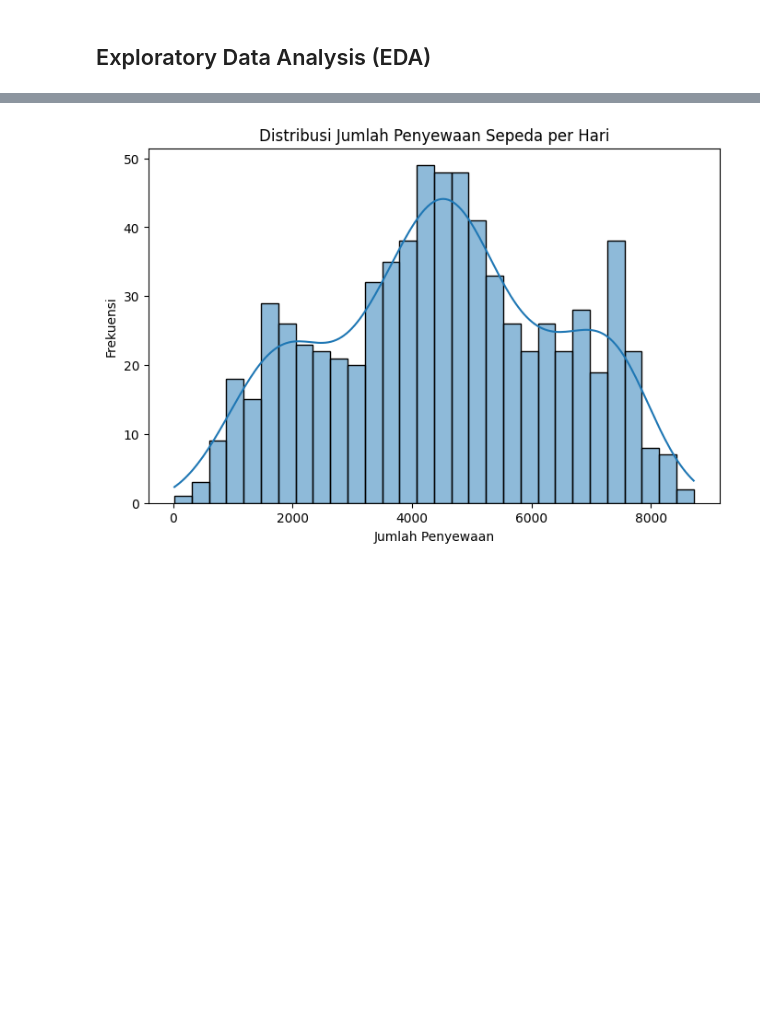
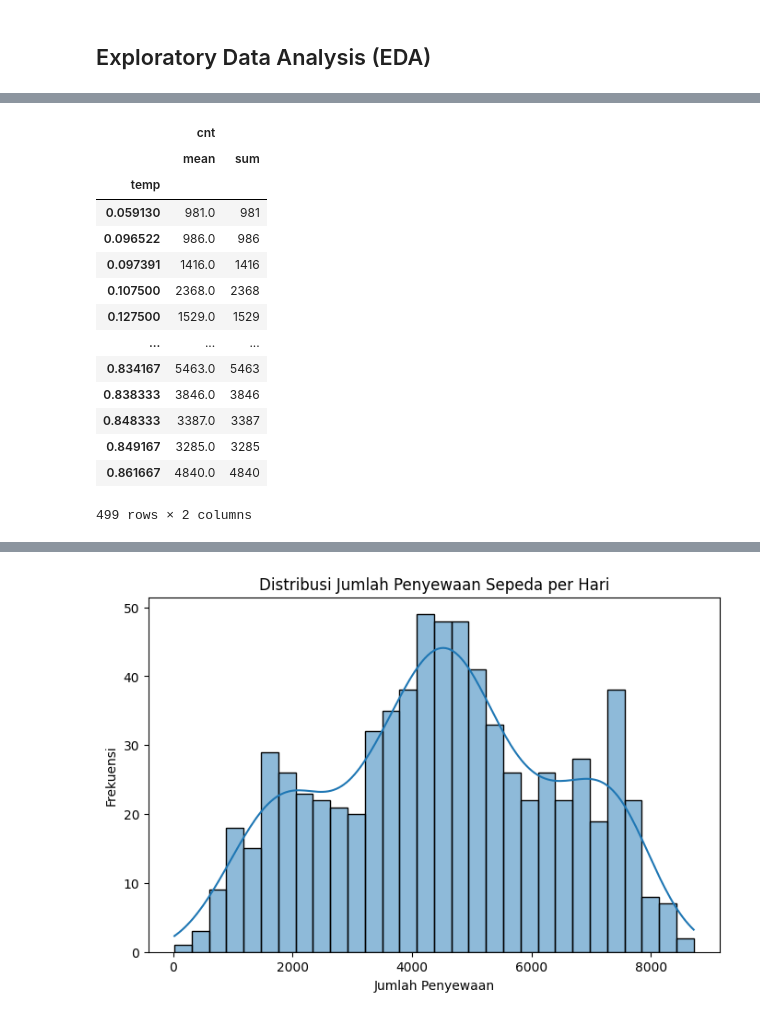
Before and after one commit to silkyafina03/submission_analisis_data, a Jupyter notebook: notebook.ipynb, the cells around one changed output, grey strips where cells are left out. Drawn from its saved outputs; the diff is of its cells as text; code cells hidden in the pictures; blank space fills up the shorter version.

```diff
--- a/notebook.ipynb
+++ b/notebook.ipynb
@@ -177,0 +203,18 @@ plt.show()
+# %%
+day_df.groupby("temp").agg({"cnt": ["mean", "sum"]})
+# %% [output]
+|  | cnt |  |
+|  | mean | sum |
+| temp |  |  |
+| 0.059130 | 981.0 | 981 |
+| 0.096522 | 986.0 | 986 |
+| 0.097391 | 1416.0 | 1416 |
+| 0.107500 | 2368.0 | 2368 |
+| 0.127500 | 1529.0 | 1529 |
+| ... | ... | ... |
+| 0.834167 | 5463.0 | 5463 |
+| 0.838333 | 3846.0 | 3846 |
+| 0.848333 | 3387.0 | 3387 |
+| 0.849167 | 3285.0 | 3285 |
+| 0.861667 | 4840.0 | 4840 |
+499 rows × 2 columns
```
Also changed, not shown: parts of 36 cells of this notebook, 3 other files.
